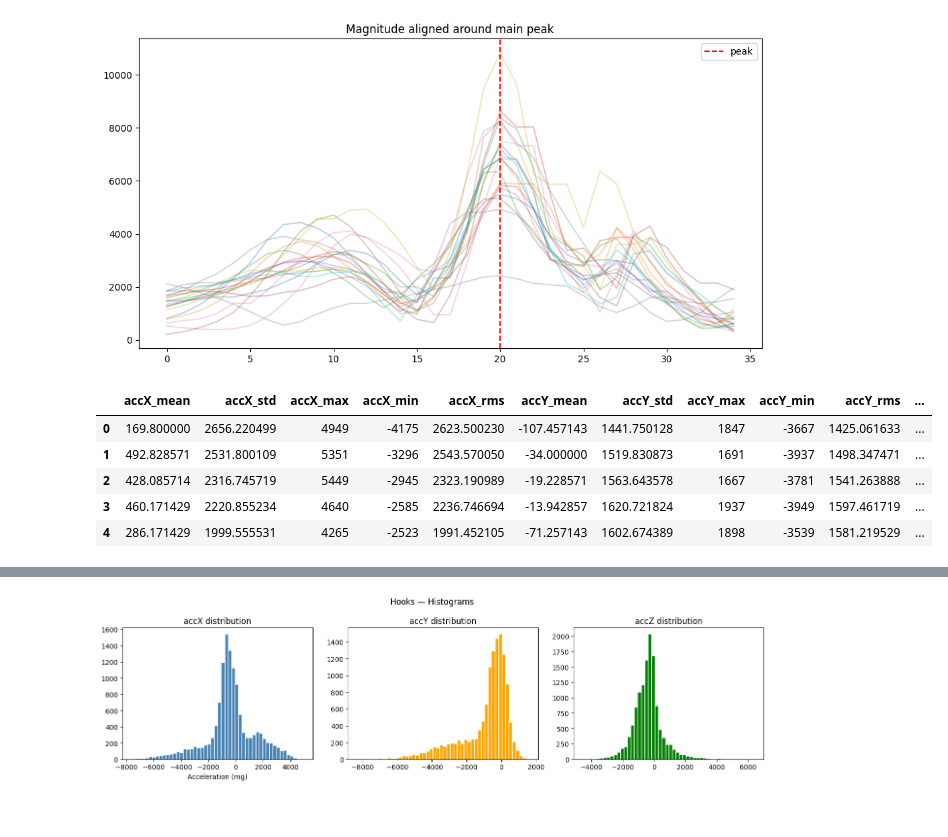
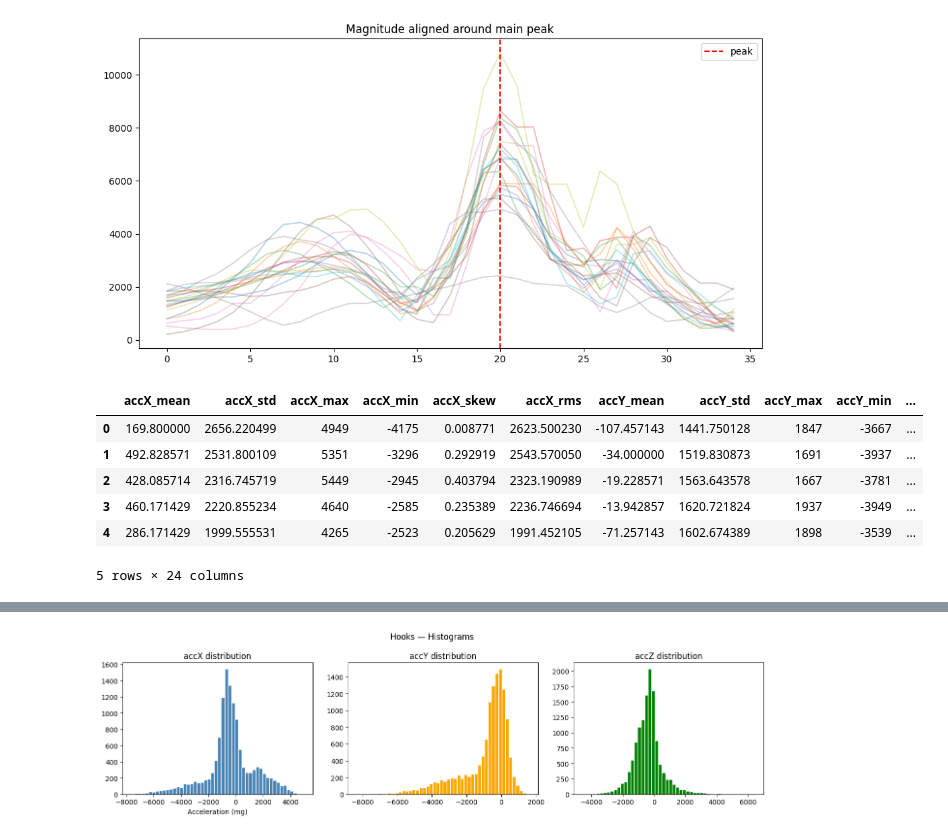
Before and after one commit to mickeydn/Boxing_glove, a Jupyter notebook: analysis/notebooks/initalpandas.ipynb, the cells around one changed output, grey strips where cells are left out. Saved outputs shown, nothing was run; the diff lists cells and outputs as text; code cells hidden in the pictures.

```diff
--- a/analysis/notebooks/initalpandas.ipynb
+++ b/analysis/notebooks/initalpandas.ipynb
@@ -211,6 +211,7 @@ def extract_features(segment):
         segment["accX"].std(),
         segment["accX"].max(),
         segment["accX"].min(),
+        segment["accX"].skew(),
         np.sqrt(np.mean(segment["accX"]**2)),  # RMS
 
         # accY
@@ -218,6 +219,7 @@ def extract_features(segment):
         segment["accY"].std(),
         segment["accY"].max(),
         segment["accY"].min(),
+        segment["accY"].skew(),
         np.sqrt(np.mean(segment["accY"]**2)),  # RMS
 
         # accZ
@@ -225,12 +227,14 @@ def extract_features(segment):
         segment["accZ"].std(),
         segment["accZ"].max(),
         segment["accZ"].min(),
+        segment["accZ"].skew(),
         np.sqrt(np.mean(segment["accZ"]**2)),  # RMS
 
         # Magnitude
         segment["mag"].mean(),
         segment["mag"].std(),
         segment["mag"].max(),
+        segment["mag"].skew(),
         np.sqrt(np.mean(segment["mag"]**2)),   # RMS
     ]
 
@@ -244,39 +248,44 @@ for seg in segments_jabs:
 feature_names = [
 
     "accX_mean",
     "accX_std",
     "accX_max",
     "accX_min",
+    "accX_skew",
     "accX_rms",
 
     "accY_mean",
     "accY_std",
     "accY_max",
     "accY_min",
+    "accY_skew",
     "accY_rms",
 
     "accZ_mean",
     "accZ_std",
     "accZ_max",
     "accZ_min",
+    "accZ_skew",
     "accZ_rms",
 
     "mag_mean",
     "mag_std",
     "mag_max",
+    "mag_skew",
     "mag_rms",
 ]
 
 features_jabs_df = pd.DataFrame(features_jabs, columns=feature_names)
 features_jabs_df["label"] = "jab"
 features_jabs_df.head()
 # %% [output]
-|  | accX_mean | accX_std | accX_max | accX_min | accX_rms | accY_mean | accY_std | accY_max | accY_min | accY_rms | ... |
-| 0 | 169.800000 | 2656.220499 | 4949 | -4175 | 2623.500230 | -107.457143 | 1441.750128 | 1847 | -3667 | 1425.061633 | ... |
-| 1 | 492.828571 | 2531.800109 | 5351 | -3296 | 2543.570050 | -34.000000 | 1519.830873 | 1691 | -3937 | 1498.347471 | ... |
-| 2 | 428.085714 | 2316.745719 | 5449 | -2945 | 2323.190989 | -19.228571 | 1563.643578 | 1667 | -3781 | 1541.263888 | ... |
-| 3 | 460.171429 | 2220.855234 | 4640 | -2585 | 2236.746694 | -13.942857 | 1620.721824 | 1937 | -3949 | 1597.461719 | ... |
-| 4 | 286.171429 | 1999.555531 | 4265 | -2523 | 1991.452105 | -71.257143 | 1602.674389 | 1898 | -3539 | 1581.219529 | ... |
+|  | accX_mean | accX_std | accX_max | accX_min | accX_skew | accX_rms | accY_mean | accY_std | accY_max | accY_min | ... |
+| 0 | 169.800000 | 2656.220499 | 4949 | -4175 | 0.008771 | 2623.500230 | -107.457143 | 1441.750128 | 1847 | -3667 | ... |
+| 1 | 492.828571 | 2531.800109 | 5351 | -3296 | 0.292919 | 2543.570050 | -34.000000 | 1519.830873 | 1691 | -3937 | ... |
+| 2 | 428.085714 | 2316.745719 | 5449 | -2945 | 0.403794 | 2323.190989 | -19.228571 | 1563.643578 | 1667 | -3781 | ... |
+| 3 | 460.171429 | 2220.855234 | 4640 | -2585 | 0.235389 | 2236.746694 | -13.942857 | 1620.721824 | 1937 | -3949 | ... |
+| 4 | 286.171429 | 1999.555531 | 4265 | -2523 | 0.205629 | 1991.452105 | -71.257143 | 1602.674389 | 1898 | -3539 | ... |
+5 rows × 24 columns
 # %%
 # lav et plot over features
 features_jabs_df.plot(subplots=True,layout=(5,5),figsize=(10, 8))
```
Also changed, not shown: parts of 10 cells of this notebook, 9 other files.
